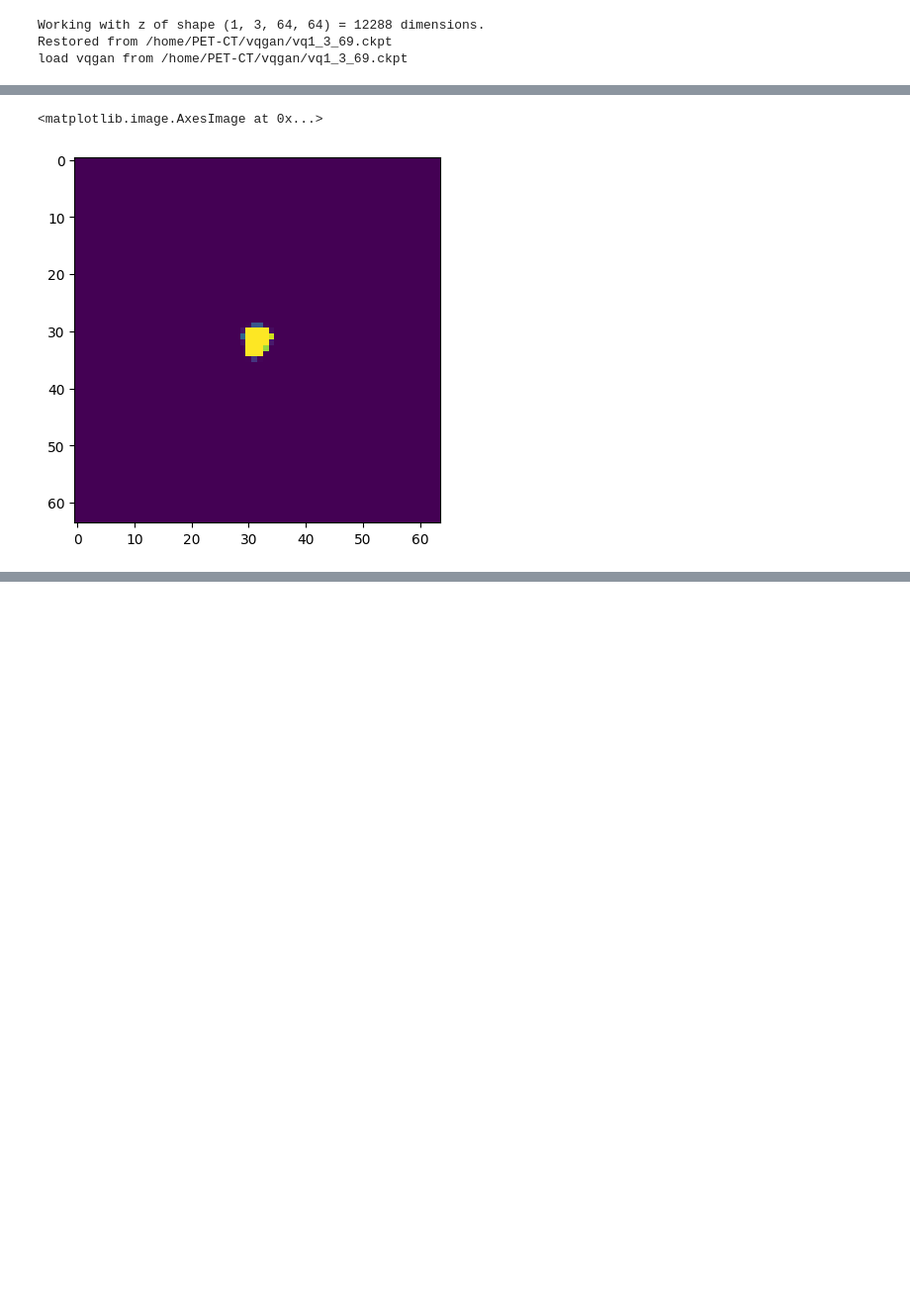
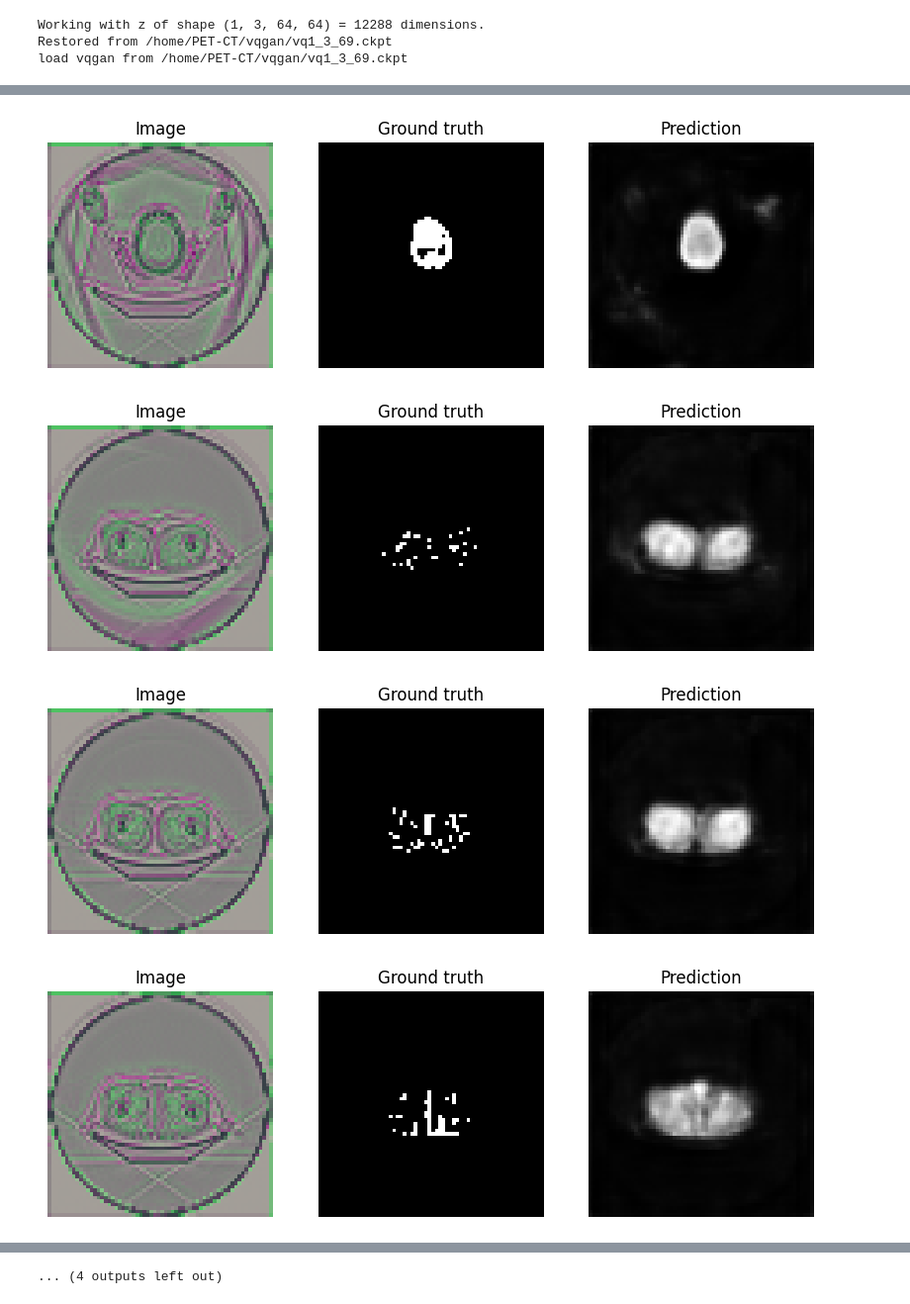
Before and after one commit to tien-th/BBDM_folk, a Jupyter notebook: test_segmentor.ipynb, the cells around one changed output, grey strips where cells are left out. Shown at 99% size. Drawn from its saved outputs; the diff is of its cells as text; code cells hidden in the pictures; blank space fills up the shorter version.

```diff
--- a/test_segmentor.ipynb
+++ b/test_segmentor.ipynb
@@ -234,9 +235,26 @@ for image, gt_mask, pr_mask in zip(batch[0], batch[1], pr_masks):
 ... (4 outputs left out)
-# %%
-import numpy as np
-pred = np.load("/home/PET-CT/thaind/ckpts/Unet_resnet34/lightning_logs/version_0/samples/train/4.npy")
-
-plt.imshow(pred)
-# %% [output]
-<matplotlib.image.AxesImage at 0x...>
-[figure, removed]
+# %%
+for image, gt_mask, pr_mask in zip(batch[0], batch[1], pr_masks):
+    plt.figure(figsize=(10, 5))
+
+    plt.subplot(1, 3, 1)
+    plt.imshow(image.numpy().transpose(1, 2, 0))  # convert CHW -> HWC
+    plt.title("Image")
+    plt.axis("off")
+
+    plt.subplot(1, 3, 2)
+    plt.imshow(gt_mask.numpy().squeeze(), cmap="gray") # just squeeze classes dim, because we have only one class
+    plt.title("Ground truth")
+    plt.axis("off")
+
+    plt.subplot(1, 3, 3)
+    plt.imshow(pr_mask.numpy().squeeze(), cmap="gray") # just squeeze classes dim, because we have only one class
+    plt.title("Prediction")
+    plt.axis("off")
+
+    plt.show()
+# %% [output]
+[figure, added]
+[figure, added]
+[figure, added]
+[figure, added]
@@ -242,0 +269 @@ plt.imshow(pred)
+... (4 outputs left out)
```
Also changed, not shown: parts of 4 cells of this notebook, 8 other files.
